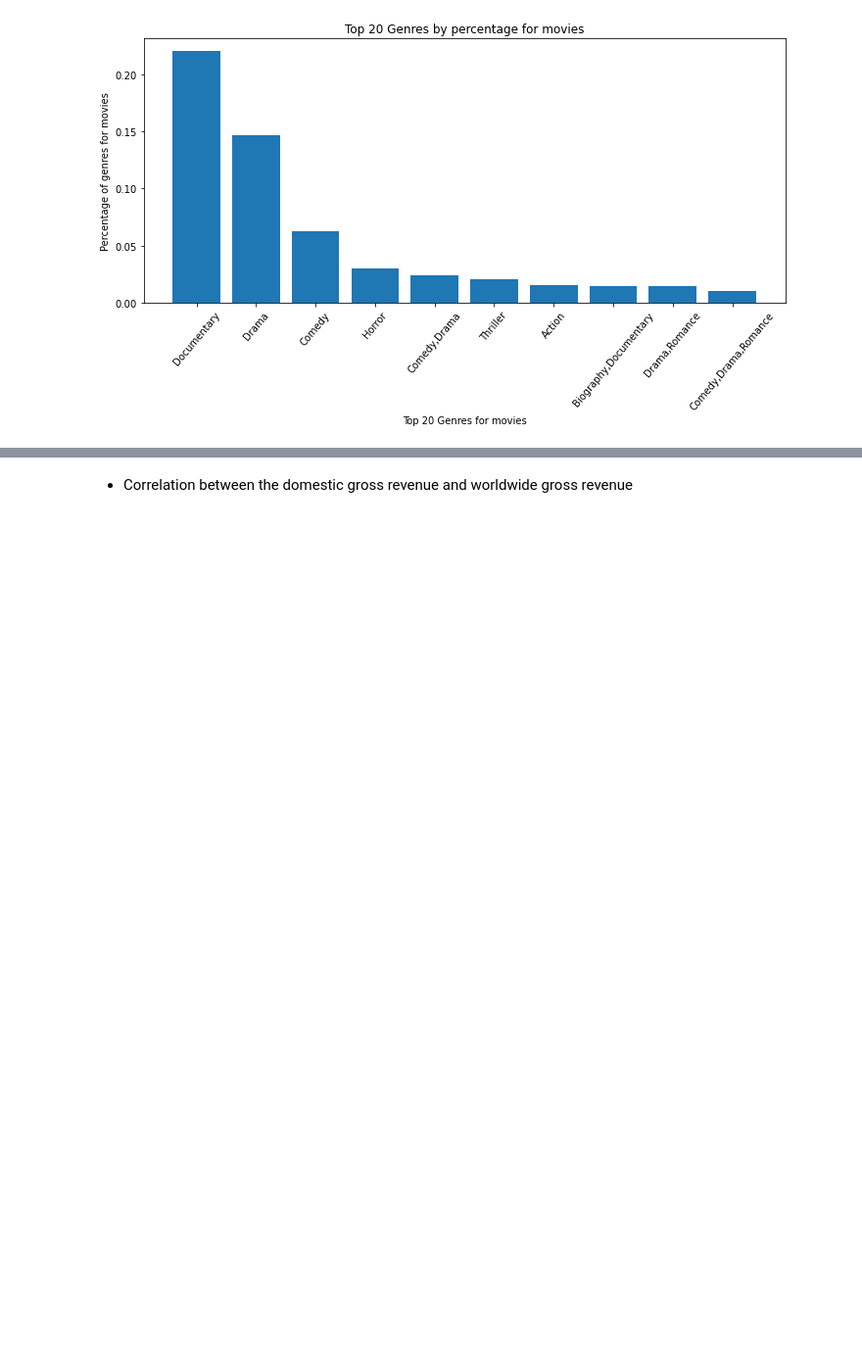
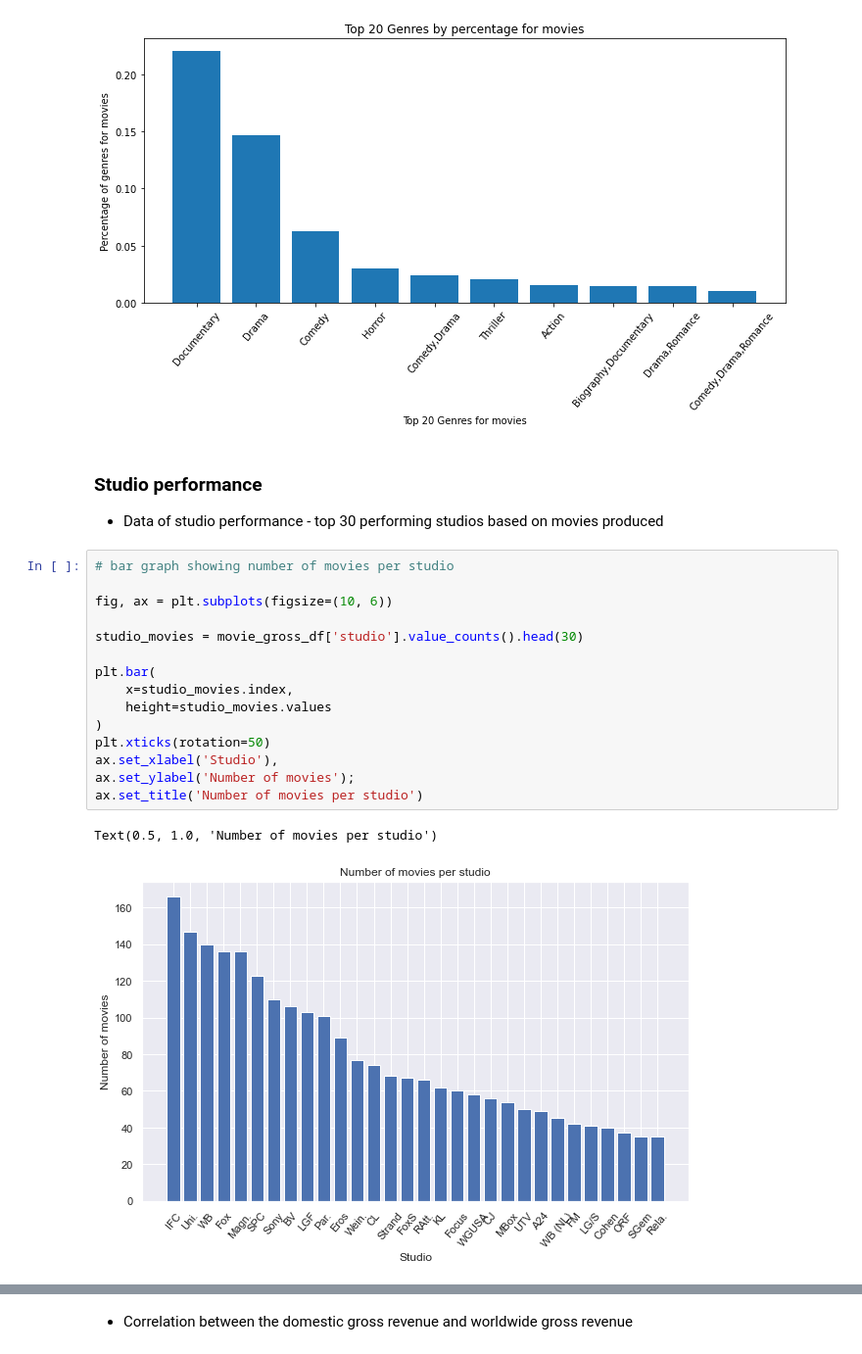
Before and after one commit to NicholasKIRUI/Data-Science-Course---Phase-1-Project, a Jupyter notebook: index.ipynb, the cells around one changed output, grey strips where cells are left out. Shown: that part at 98% size. Saved outputs shown, nothing was run; the diff lists cells and outputs as text; blank space fills up the shorter version.

```diff
--- a/index.ipynb
+++ b/index.ipynb
@@ -870,3 +870,24 @@ ax.set_title('Top 20 Genres by percentage for movies')
 plt.tight_layout()
 # %% [output]
 [figure]
+# %% [markdown]
+### Studio performance
+- Data of studio performance - top 30 performing studios based on movies produced
+# %%
+# bar graph showing number of movies per studio
+
+fig, ax = plt.subplots(figsize=(10, 6))
+
+studio_movies = movie_gross_df['studio'].value_counts().head(30)
+
+plt.bar(
+    x=studio_movies.index,
+    height=studio_movies.values
+)
+plt.xticks(rotation=50)
+ax.set_xlabel('Studio'),
+ax.set_ylabel('Number of movies');
+ax.set_title('Number of movies per studio')
+# %% [output]
+Text(0.5, 1.0, 'Number of movies per studio')
+[figure, added]
```
Also changed, not shown: parts of 1 cell of this notebook.
